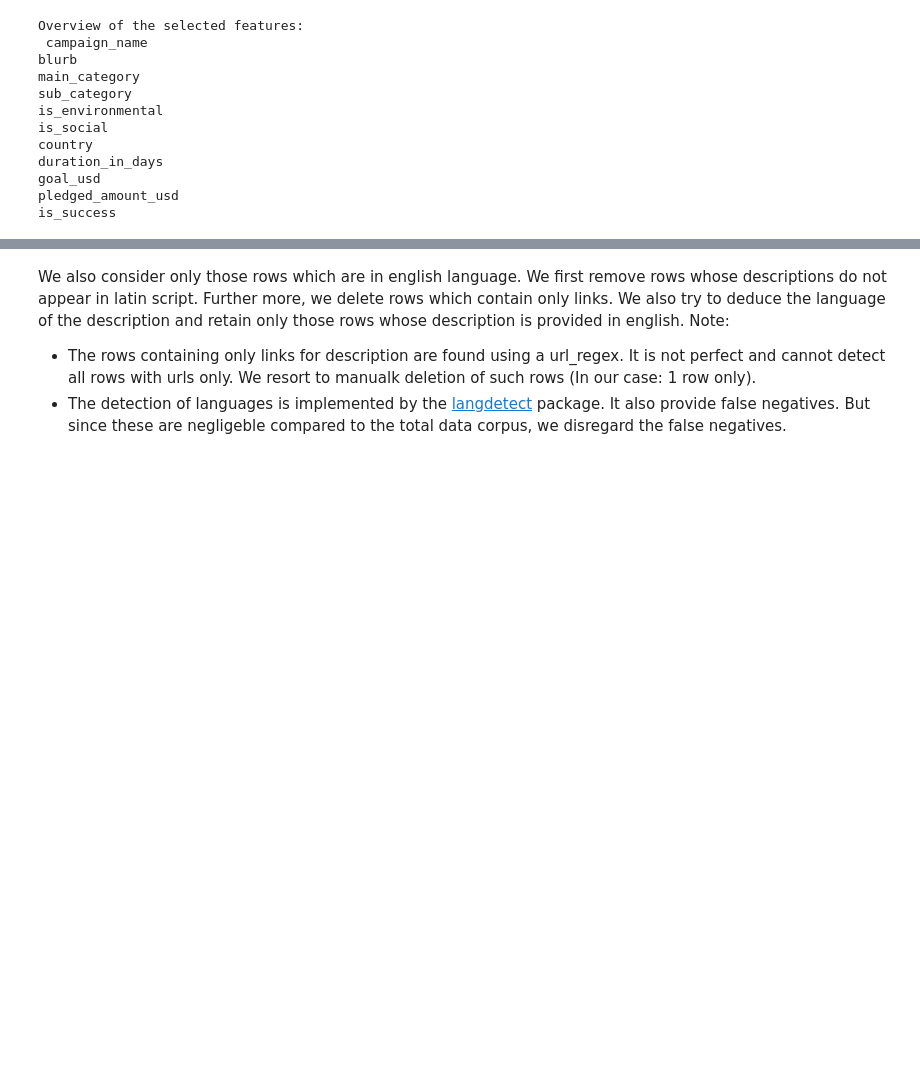
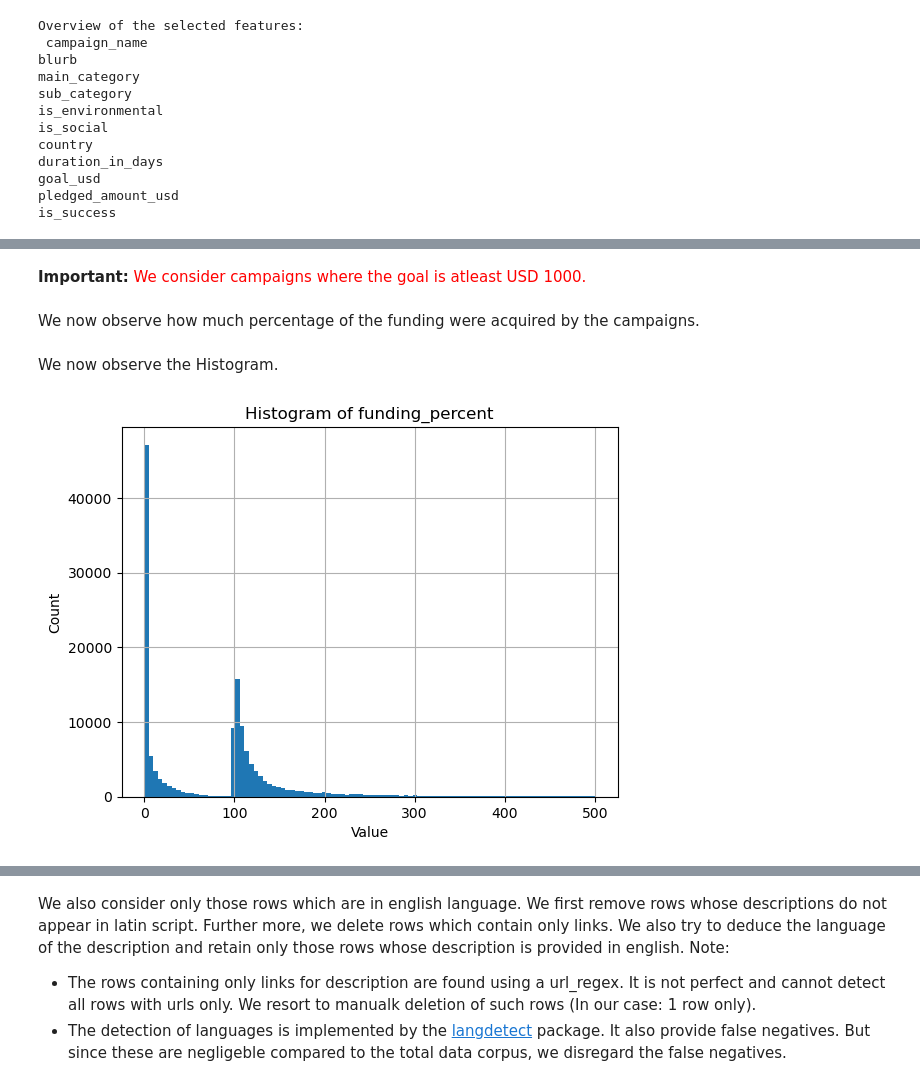
Before and after one commit to joss-thu/sustainability-kickstarter-campaigns, a Jupyter notebook: 01.Dataset_Prep.ipynb, the cells around one changed output, grey strips where cells are left out. Saved outputs shown, nothing was run; the diff lists cells and outputs as text; code cells hidden in the pictures; blank space fills up the shorter version.

```diff
--- a/01.Dataset_Prep.ipynb
+++ b/01.Dataset_Prep.ipynb
@@ -270,3 +274,8 @@ columns= ['duration_in_days','goal_usd', 'pledged_amount_usd']
 is_nbr= df[columns].map(lambda x: isinstance(x, (int,float)))
 all_nbr= is_nbr.all(axis=1)
 df=df[all_nbr]
+
+df['main_category'] = df['main_category'].apply(lambda x: x.strip())
+df['sub_category'] = df['sub_category'].apply(lambda x: x.strip())
+
+df['country'] = df['country'].apply(lambda x: x.strip())
@@ -272,0 +284,3 @@ df=df[all_nbr]
+# %%
+df['duration_in_days']=(df['duration_in_days']/30).round().astype(int)
+df.rename(columns={'duration_in_days':'duration_in_months'}, inplace=True)
@@ -272,0 +299,25 @@ df=df[all_nbr]
+# %% [markdown]
+**Important:**
+<font style="color:red">
+We consider campaigns where the goal is atleast USD 1000.
+</font>
+# %%
+df[['duration_in_months','goal_usd', 'pledged_amount_usd']]= df[['duration_in_months','goal_usd', 'pledged_amount_usd']].round().astype(int)
+df=df[df['goal_usd']>=1000]
+# %% [markdown]
+We now observe how much percentage of the funding were acquired by the campaigns.
+# %%
+df['funding_percent']= ((df['pledged_amount_usd']/df['goal_usd'])*100).round().astype(int)
+# %% [markdown]
+We now observe the Histogram.
+# %%
+bins = np.linspace(0, 500,100)
+
+# Plotting the histogram with specified bins
+df['funding_percent'].hist(bins=bins)
+plt.xlabel('Value')
+plt.ylabel('Count')
+plt.title('Histogram of funding_percent')
+plt.show()
+# %% [output]
+[figure, added]
```
Also changed, not shown: parts of 24 cells of this notebook, 1 other file.
